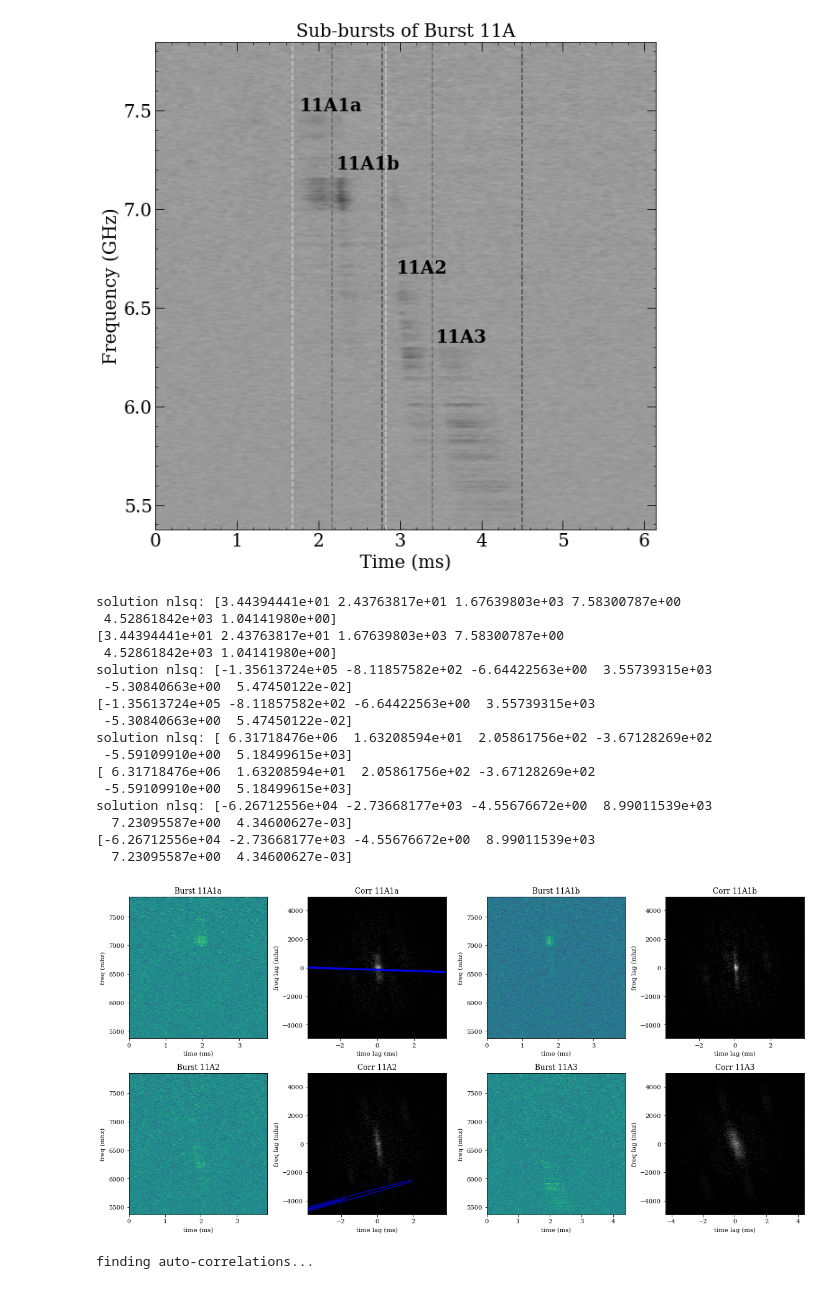
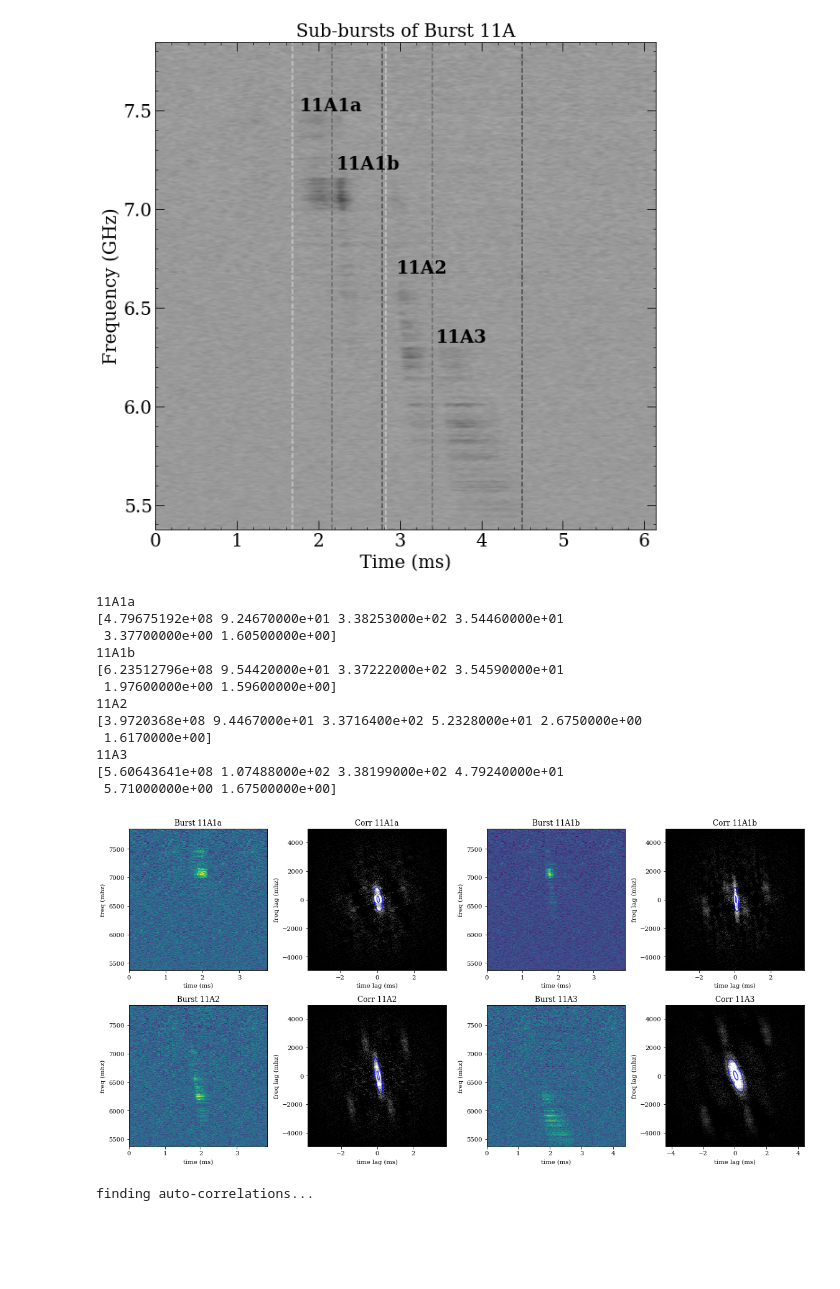
Before and after one commit to mef51/subdriftlaw, a Jupyter notebook: ProcessGajjar11A.ipynb, the cells around one changed output. Drawn from its saved outputs; the diff is of its cells as text; code cells hidden in the pictures; blank space fills up the shorter version.

Commit message:
better p0s for gajjar bursts fixes fits
also downsampled but i dont know if that affected it

```diff
--- a/ProcessGajjar11A.ipynb
+++ b/ProcessGajjar11A.ipynb
@@ -66,9 +66,6 @@ for burst, filename, edge in tqdm( zip(range(1, len(bursts['filename'])+1), burs
     frequencymax = (int(nchan[n-1])+1)
     intensity = np.zeros((frequencymax, binmax))
 
-    X = np.zeros(binmax)
-    Y = np.zeros(frequencymax)
-
     # what are these?
     if burst == '11A':
         tmin, tmax = 1, 500
@@ -82,9 +79,6 @@ for burst, filename, edge in tqdm( zip(range(1, len(bursts['filename'])+1), burs
     intensitynoise2 = np.zeros(binmax-tmax)
     intensityraw = np.zeros((frequencymax, binmax))
     for i in tqdm(range(frequencymax-50,51,-1), desc='noise removal', disable=True):
-
-        Y[i-1] = 4.15 + (i-1) * 1.5625 # ?
-
         for j in range(1,tmin) :
             intensitynoise1[j-1] = (I[j-1 + binmax*(frequencymax-i)])/(tmin-1)
 
@@ -95,7 +89,6 @@ for burst, filename, edge in tqdm( zip(range(1, len(bursts['filename'])+1), burs
         b = sum(intensitynoise2)
 
         for j in range(1,binmax+1) :
-            X[j-1] = j-1
             intensity[i-1,j-1] = I[j-1 + binmax*(frequencymax-i)] - 1*(a+b)/2
             intensityraw[i-1,j-1] = I[j-1 + binmax*(frequencymax-i)]
 
@@ -201,59 +194,59 @@ centers = [findCenter(wfall) for wfall in [subburst_1a, subburst_1b, subburst_2,
 [figure]
 # %%
 # Process using new library
+%matplotlib inline
 wfalls = [subburst_1a, subburst_1b, subburst_2, subburst_3]
 chan_width = 1.46484375 # MHz
 dt = 4.0958926622802e-5 # seconds
 lowestfreq = 6407.7148 - intensity.shape[0]/2*chan_width + chan_width*freqbot # MHz
 plt.figure(figsize=(16,8))
 nrows, ncols = 2, 4
 ploti = itertools.count(start=1, step=1)
 names = ['11A1a','11A1b','11A2','11A3']
 p0s = [ # amplitude, xo, yo, sigma_x, sigma_y, theta
-    [100, 12, 1700, 4, 100, 0.2],
-    [45839111861.40079, 0, 0, 500, 5, 0.01],
-    [1.00236197e+08, 0, 0, 500, 5, 5.185e+03],
-    [1.17021580e+08, 0, 0, 500, 5, 0]
+    [4e8, 95, 325, 52, 3, 1.6],
+    [4e8, 96, 325, 52, 3, 1.59],
+    [4e8, 95, 325, 52, 3, 1.6],
+    [4e8, 107, 340, 52, 8, 1.68]
 ]
 
+samplefactor = 5
 for name, wfall, p0 in zip(names, wfalls, p0s):
-    wfall = np.concatenate((background, wfall, background), axis=1)
+    wfall = np.concatenate((background, wfall, background), axis=1) # pad background
+    print(name)
+    wfall = driftrate.subsample(wfall, 1690//samplefactor, wfall.shape[1])
     corr = driftrate.autocorr2d(wfall)
-    drift, drift_error, popt, perr, theta, red_chisq, center_f, fitmap = driftrate.processBurst(wfall, chan_width, dt*1000, lowestfreq, p0=p0, sigmawindow=(0,39))
-    extents, corrextents = driftrate.getExtents(wfall, df=chan_width, dt=dt*1000, lowest_freq=lowestfreq)
+    drift, drift_error, popt, perr, theta, red_chisq, center_f, fitmap = driftrate.processBurst(wfall, chan_width, dt*1000, lowestfreq, p0=p0, sigmawindow=(0,39), verbose=False)
+    extents, corrextents = driftrate.getExtents(wfall, df=chan_width*samplefactor, dt=dt*1000, lowest_freq=lowestfreq)
 
     plt.subplot(nrows, ncols, next(ploti))
     plt.imshow(wfall, origin='lower', interpolation='none', aspect='auto', extent=extents)
     plt.title(f'Burst {name}')
     plt.xlabel('time (ms)'), plt.ylabel('freq (mhz)')
 
     plt.subplot(nrows, ncols, next(ploti))
     plt.imshow(corr, origin='lower', interpolation='none', aspect='auto', extent=corrextents, cmap='gray')
     plt.clim(0, np.max(corr)/20)
     plt.title(f'Corr {name}')
     plt.xlabel('time lag (ms)'), plt.ylabel('freq lag (mhz)')
-    print(popt)
+    print(np.round(popt, 3))
     if popt[0] > 0:
         plt.contour(fitmap, [popt[0]/4, popt[0]*0.9], colors='b', alpha=0.75, extent=corrextents, origin='lower')
 plt.tight_layout()
 # %% [output]
-solution nlsq: [3.44394441e+01 2.43763817e+01 1.67639803e+03 7.58300787e+00
- 4.52861842e+03 1.04141980e+00]
-[3.44394441e+01 2.43763817e+01 1.67639803e+03 7.58300787e+00
- 4.52861842e+03 1.04141980e+00]
-solution nlsq: [-1.35613724e+05 -8.11857582e+02 -6.64422563e+00  3.55739315e+03
- -5.30840663e+00  5.47450122e-02]
-[-1.35613724e+05 -8.11857582e+02 -6.64422563e+00  3.55739315e+03
- -5.30840663e+00  5.47450122e-02]
-solution nlsq: [ 6.31718476e+06  1.63208594e+01  2.05861756e+02 -3.67128269e+02
- -5.59109910e+00  5.18499615e+03]
-[ 6.31718476e+06  1.63208594e+01  2.05861756e+02 -3.67128269e+02
- -5.59109910e+00  5.18499615e+03]
-solution nlsq: [-6.26712556e+04 -2.73668177e+03 -4.55676672e+00  8.99011539e+03
-  7.23095587e+00  4.34600627e-03]
-[-6.26712556e+04 -2.73668177e+03 -4.55676672e+00  8.99011539e+03
-  7.23095587e+00  4.34600627e-03]
+11A1a
+[4.79675192e+08 9.24670000e+01 3.38253000e+02 3.54460000e+01
+ 3.37700000e+00 1.60500000e+00]
+11A1b
+[6.23512796e+08 9.54420000e+01 3.37222000e+02 3.54590000e+01
+ 1.97600000e+00 1.59600000e+00]
+11A2
+[3.9720368e+08 9.4467000e+01 3.3716400e+02 5.2328000e+01 2.6750000e+00
+ 1.6170000e+00]
+11A3
+[5.60643641e+08 1.07488000e+02 3.38199000e+02 4.79240000e+01
+ 5.71000000e+00 1.67500000e+00]
-[figure, old version]
+[figure, new version]
 # %%
 print("finding auto-correlations...")
 
```
Also changed, not shown: 1 other file.
